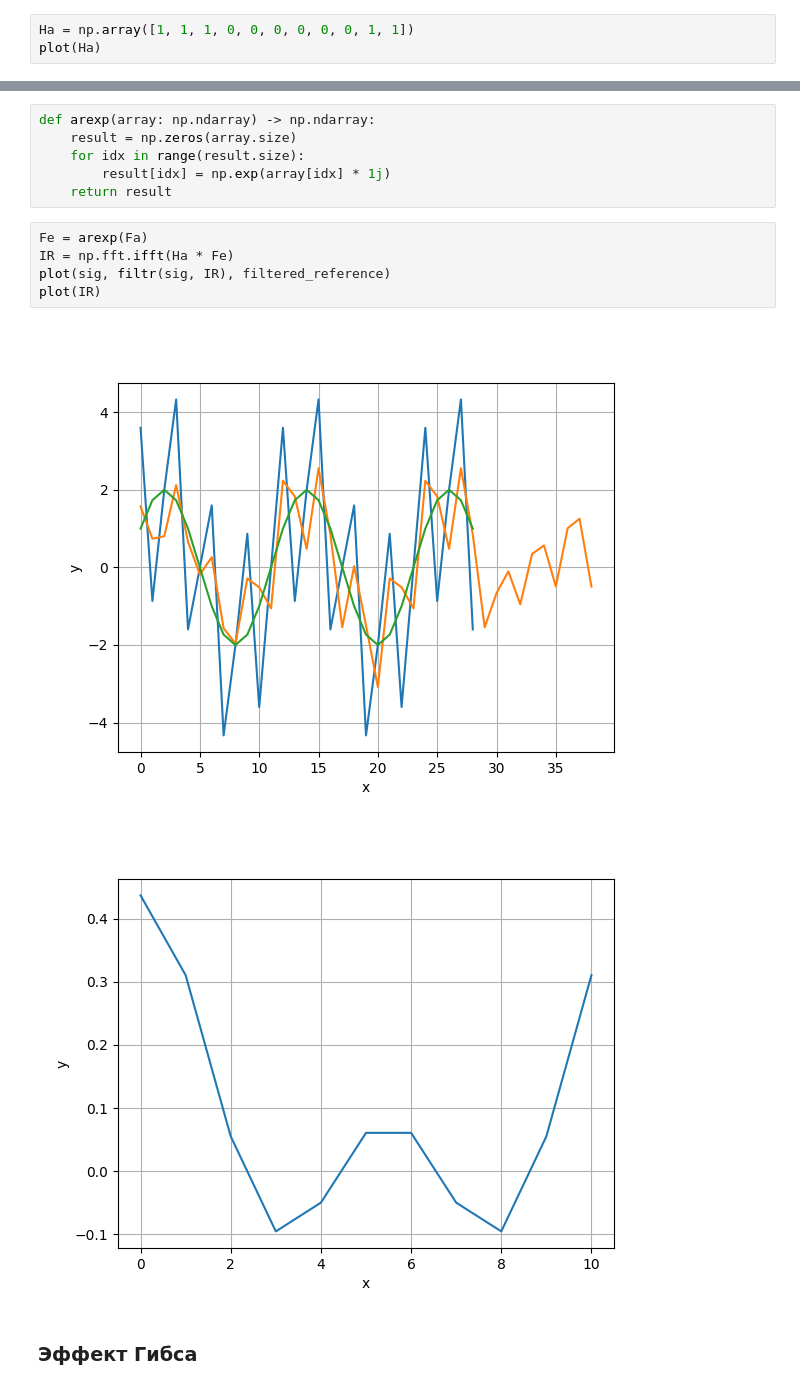
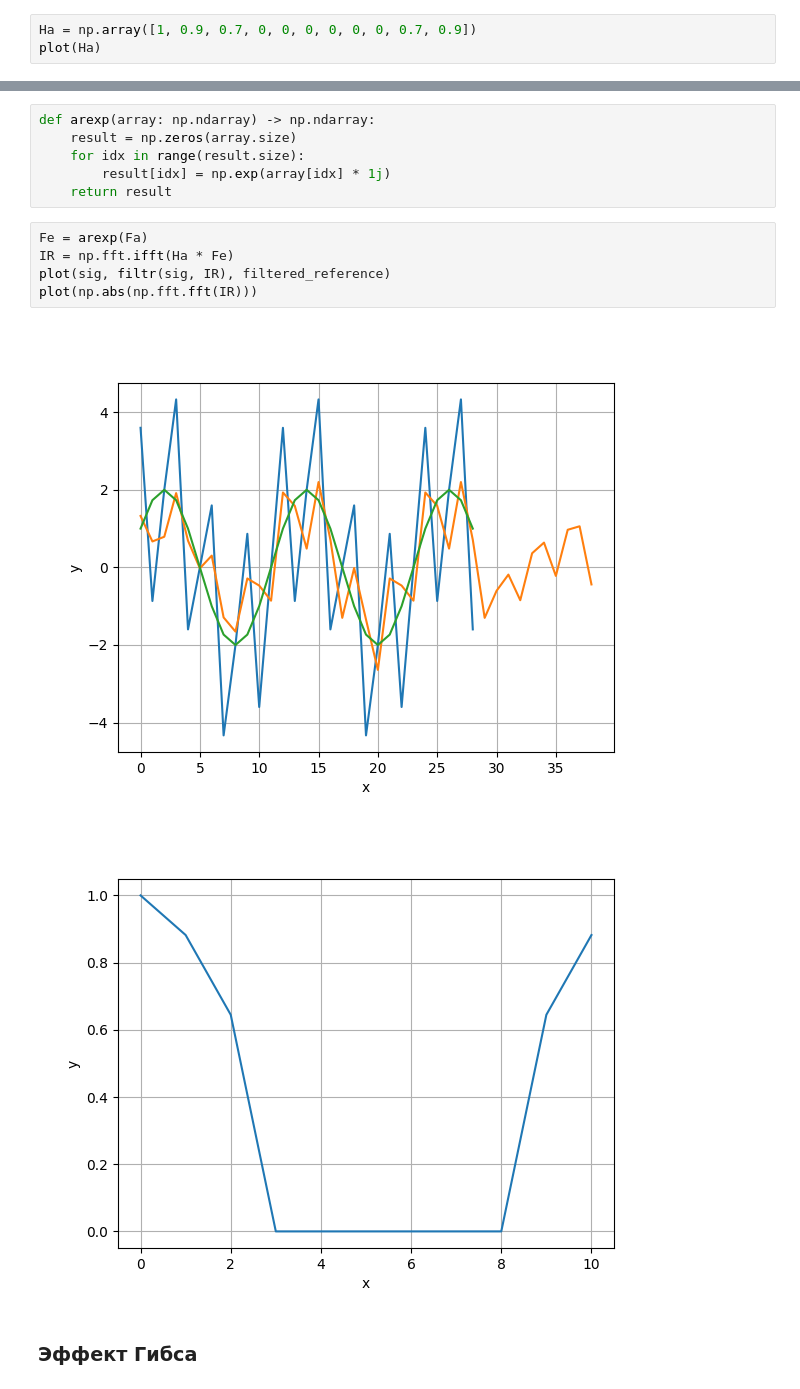
Before and after one commit to Niatomi/conversion-of-measurement-signals-course, a Jupyter notebook: src/practice_8.ipynb, the cells around one changed output, grey strips where cells are left out. Saved outputs shown, nothing was run; the diff lists cells and outputs as text.

```diff
--- a/src/practice_8.ipynb
+++ b/src/practice_8.ipynb
@@ -87,6 +87,6 @@ plot(xf, y=2.0 / N * np.abs(yf[0:N // 2]))
 # %% [output]
 [figure]
 # %%
-Ha = np.array([1, 1, 1, 0, 0, 0, 0, 0, 0, 1, 1])
+Ha = np.array([1, 0.9, 0.7, 0, 0, 0, 0, 0, 0, 0.7, 0.9])
 plot(Ha)
 # %% [output]
@@ -105,11 +105,11 @@ def arexp(array: np.ndarray) -> np.ndarray:
 # %%
 Fe = arexp(Fa)
 IR = np.fft.ifft(Ha * Fe)
 plot(sig, filtr(sig, IR), filtered_reference)
-plot(IR)
+plot(np.abs(np.fft.fft(IR)))
 # %% [output]
-[figure, old version]
+[figure, new version]
-[figure, old version]
+[figure, new version]
 # %% [markdown]
 ### Эффект Гибса
 # %%
```
Also changed, not shown: parts of 3 cells of this notebook, 4 other files.
